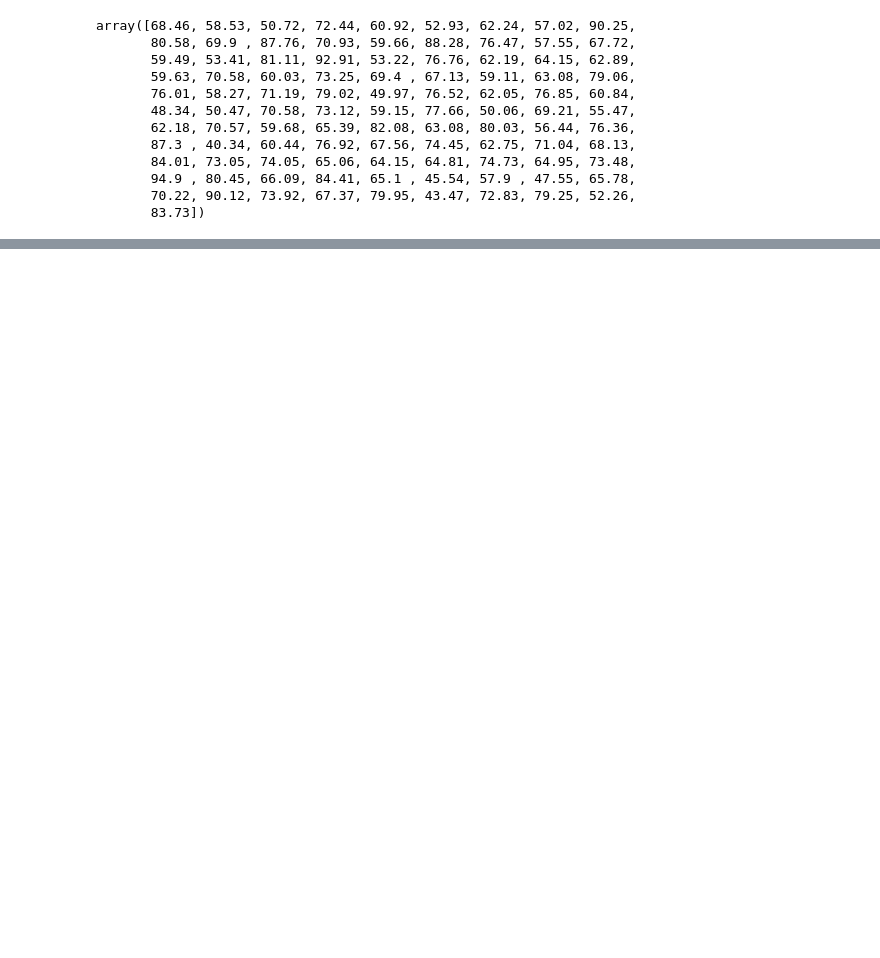
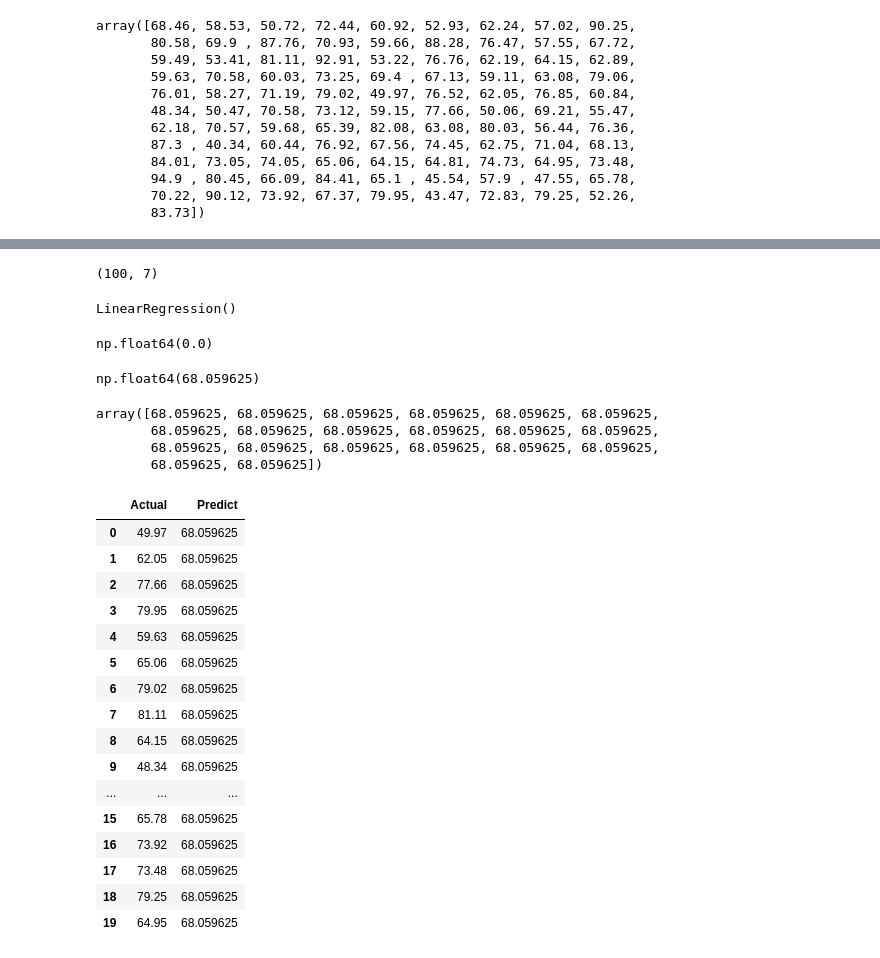
Before and after one commit to SonuThapaMagar/python, a Jupyter notebook: day-to-day/Day35/Day35.ipynb, the cells around one changed output, grey strips where cells are left out. Saved outputs shown, nothing was run; the diff lists cells and outputs as text; code cells hidden in the pictures; blank space fills up the shorter version.

```diff
--- a/day-to-day/Day35/Day35.ipynb
+++ b/day-to-day/Day35/Day35.ipynb
@@ -269,0 +326,56 @@ Y intercept b: nan
+# %%
+df.shape
+# %% [output]
+(100, 7)
+# %%
+from sklearn.model_selection import train_test_split # model test and train
+
+z_train,z_test,y_train,y_test=train_test_split(z,y,test_size=0.2)
+# %%
+from sklearn.linear_model import LinearRegression
+model=LinearRegression()
+model.fit(z_train,y_train)
+# %% [output]
+LinearRegression()
+# %%
+#for prediction
+model.coef_[0] #m
+# %% [output]
+np.float64(0.0)
+# %%
+model.intercept_ #y
+# %% [output]
+np.float64(68.059625)
+# %%
+#for prediction
+y_pred=model.predict(z_test)
+y_pred
+# %% [output]
+array([68.059625, 68.059625, 68.059625, 68.059625, 68.059625, 68.059625,
+       68.059625, 68.059625, 68.059625, 68.059625, 68.059625, 68.059625,
+       68.059625, 68.059625, 68.059625, 68.059625, 68.059625, 68.059625,
+       68.059625, 68.059625])
+# %%
+compare=pd.DataFrame({
+    "Actual": y_test,
+    "Predict":y_pred
+})
+compare
+# %% [output]
+|  | Actual | Predict |
+| 0 | 49.97 | 68.059625 |
+| 1 | 62.05 | 68.059625 |
+| 2 | 77.66 | 68.059625 |
+| 3 | 79.95 | 68.059625 |
+| 4 | 59.63 | 68.059625 |
+| 5 | 65.06 | 68.059625 |
+| 6 | 79.02 | 68.059625 |
+| 7 | 81.11 | 68.059625 |
+| 8 | 64.15 | 68.059625 |
+| 9 | 48.34 | 68.059625 |
+| ... | ... | ... |
+| 15 | 65.78 | 68.059625 |
+| 16 | 73.92 | 68.059625 |
+| 17 | 73.48 | 68.059625 |
+| 18 | 79.25 | 68.059625 |
+| 19 | 64.95 | 68.059625 |
```
Also changed, not shown: parts of 15 cells of this notebook.
